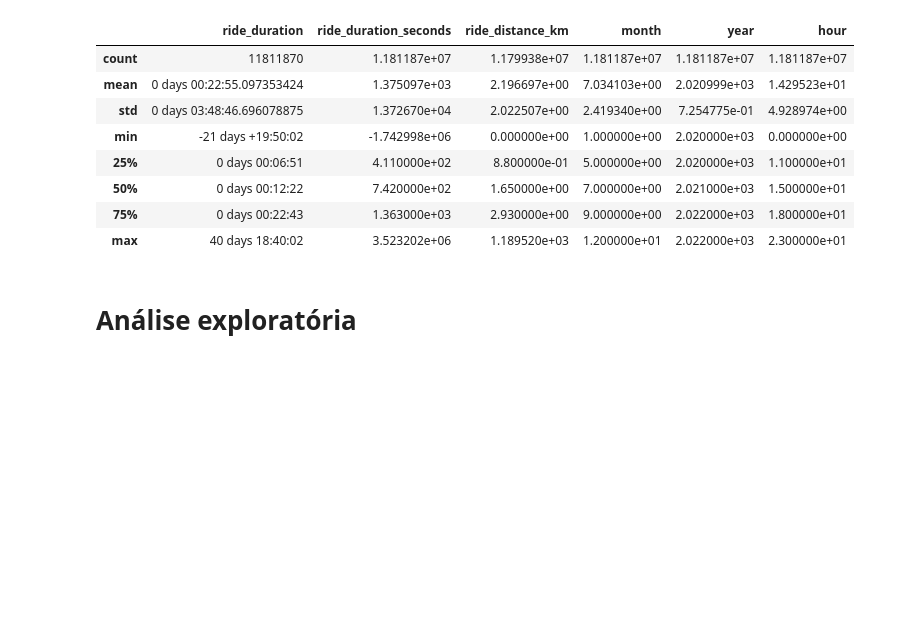
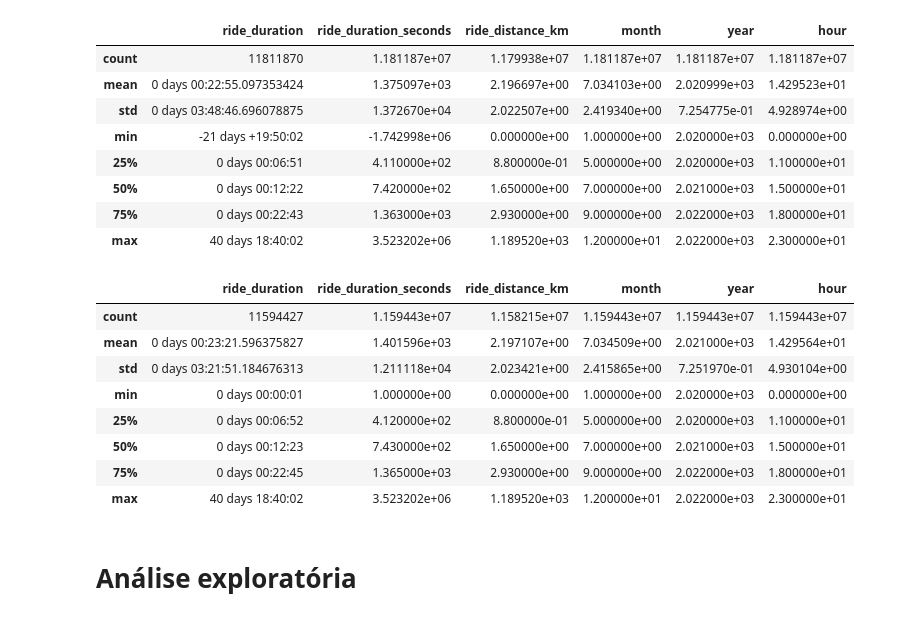
Before and after one commit to maiarafsouza/chicago_bike_rent, a Jupyter notebook: exploratory_analysis.ipynb, the cells around one changed output. Drawn from its saved outputs; the diff is of its cells as text; code cells hidden in the pictures; blank space fills up the shorter version.

```diff
--- a/exploratory_analysis.ipynb
+++ b/exploratory_analysis.ipynb
@@ -241,6 +253,18 @@ df.describe()
 invalid_rides = df.loc[df['ride_duration'] <= pd.Timedelta(0, unit='s')].index
 # %%
 df.drop(index=invalid_rides, inplace=True)
+# %%
+df.describe()
+# %% [output]
+|  | ride_duration | ride_duration_seconds | ride_distance_km | month | year | hour |
+| count | 11594427 | 1.159443e+07 | 1.158215e+07 | 1.159443e+07 | 1.159443e+07 | 1.159443e+07 |
+| mean | 0 days 00:23:21.596375827 | 1.401596e+03 | 2.197107e+00 | 7.034509e+00 | 2.021000e+03 | 1.429564e+01 |
+| std | 0 days 03:21:51.184676313 | 1.211118e+04 | 2.023421e+00 | 2.415865e+00 | 7.251970e-01 | 4.930104e+00 |
+| min | 0 days 00:00:01 | 1.000000e+00 | 0.000000e+00 | 1.000000e+00 | 2.020000e+03 | 0.000000e+00 |
+| 25% | 0 days 00:06:52 | 4.120000e+02 | 8.800000e-01 | 5.000000e+00 | 2.020000e+03 | 1.100000e+01 |
+| 50% | 0 days 00:12:23 | 7.430000e+02 | 1.650000e+00 | 7.000000e+00 | 2.021000e+03 | 1.500000e+01 |
+| 75% | 0 days 00:22:45 | 1.365000e+03 | 2.930000e+00 | 9.000000e+00 | 2.022000e+03 | 1.800000e+01 |
+| max | 40 days 18:40:02 | 3.523202e+06 | 1.189520e+03 | 1.200000e+01 | 2.022000e+03 | 2.300000e+01 |
 # %% [markdown]
 # Análise exploratória
 # %%
```
Also changed, not shown: parts of 9 cells of this notebook.
